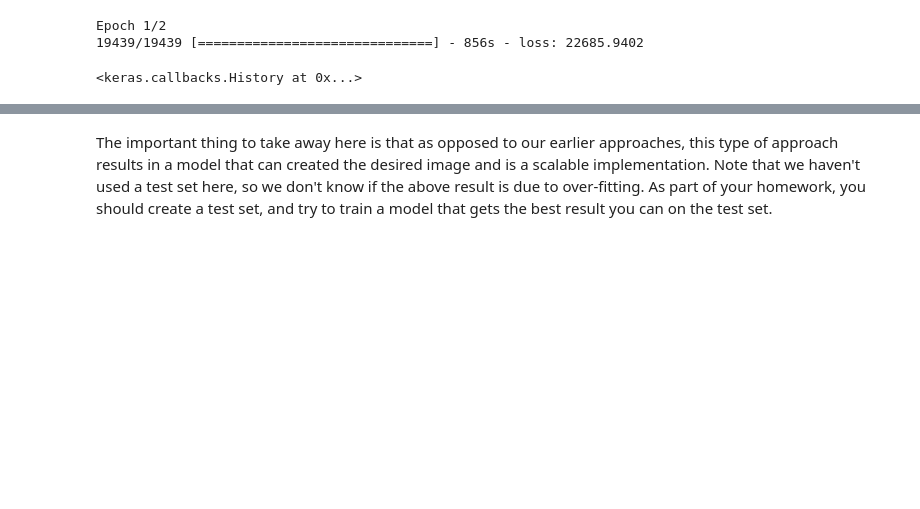
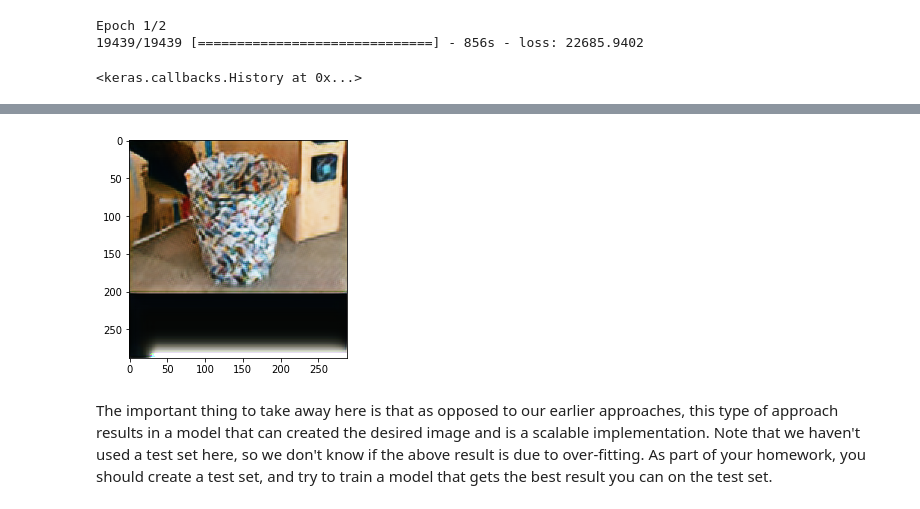
Before and after one commit to mchablani/dl_projects, a Jupyter notebook: neural_style/super_resolution.ipynb, the cells around one changed output, grey strips where cells are left out. Cells and saved outputs as stored; diff of their text form; code cells hidden in the pictures; blank space fills up the shorter version.

```diff
--- a/neural_style/super_resolution.ipynb
+++ b/neural_style/super_resolution.ipynb
@@ -157,3 +165,8 @@ plt.imshow(p[0].astype('uint8'));
+# %%
+p = top_model.predict(arr_lr[1110:1111])
+plt.imshow(p[0].astype('uint8'));
+# %% [output]
+[figure, added]
 # %%
 top_model.save_weights(dpath+'sr_final.h5')
 # %%
```
Also changed, not shown: parts of 4 cells of this notebook, 1 other file.
